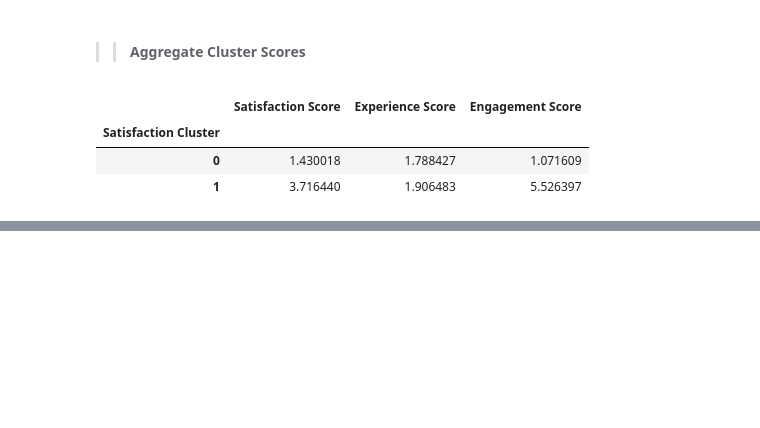
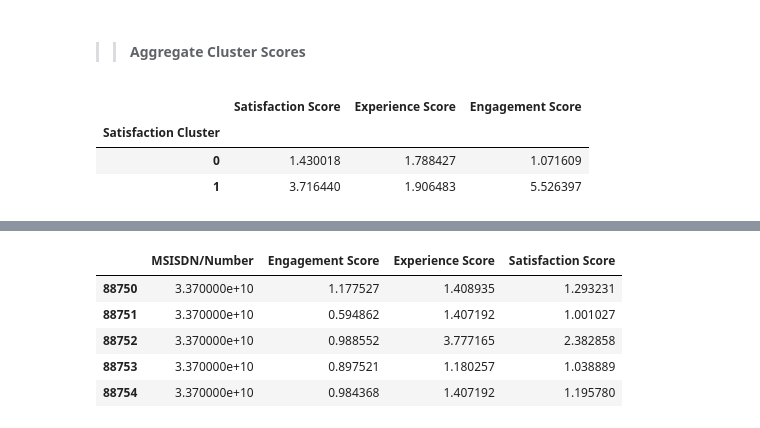
Before and after one commit to naolatomsa/TellCo, a Jupyter notebook: notebooks/satisfactionAnalysis.ipynb, the cells around one changed output, grey strips where cells are left out. Saved outputs shown, nothing was run; the diff lists cells and outputs as text; code cells hidden in the pictures; blank space fills up the shorter version.

```diff
--- a/notebooks/satisfactionAnalysis.ipynb
+++ b/notebooks/satisfactionAnalysis.ipynb
@@ -131,0 +146,9 @@ cluster_aggregates
+# %%
+exported_data.tail()
+# %% [output]
+|  | MSISDN/Number | Engagement Score | Experience Score | Satisfaction Score |
+| 88750 | 3.370000e+10 | 1.177527 | 1.408935 | 1.293231 |
+| 88751 | 3.370000e+10 | 0.594862 | 1.407192 | 1.001027 |
+| 88752 | 3.370000e+10 | 0.988552 | 3.777165 | 2.382858 |
+| 88753 | 3.370000e+10 | 0.897521 | 1.180257 | 1.038889 |
+| 88754 | 3.370000e+10 | 0.984368 | 1.407192 | 1.195780 |
```
Also changed, not shown: parts of 3 cells of this notebook.
